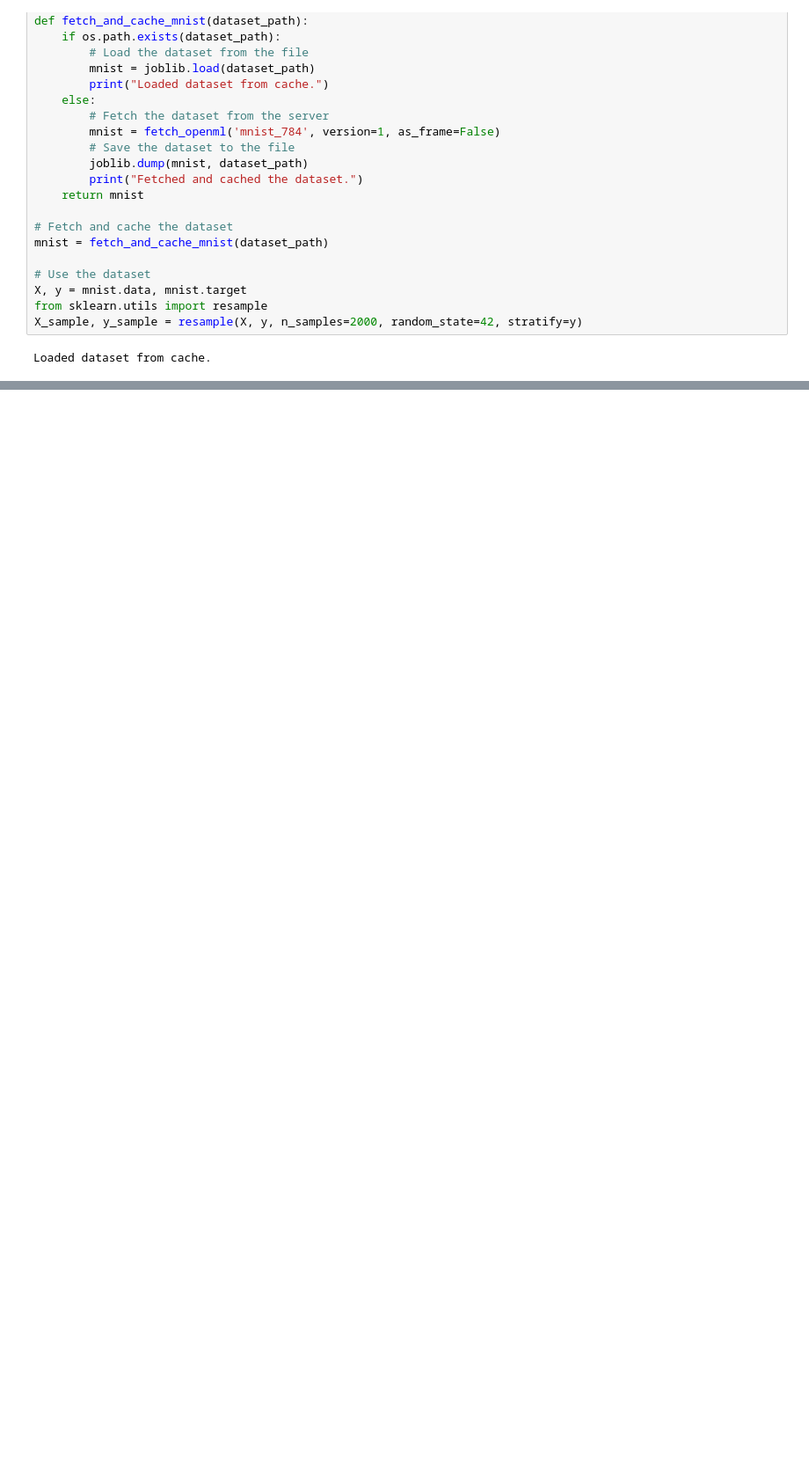
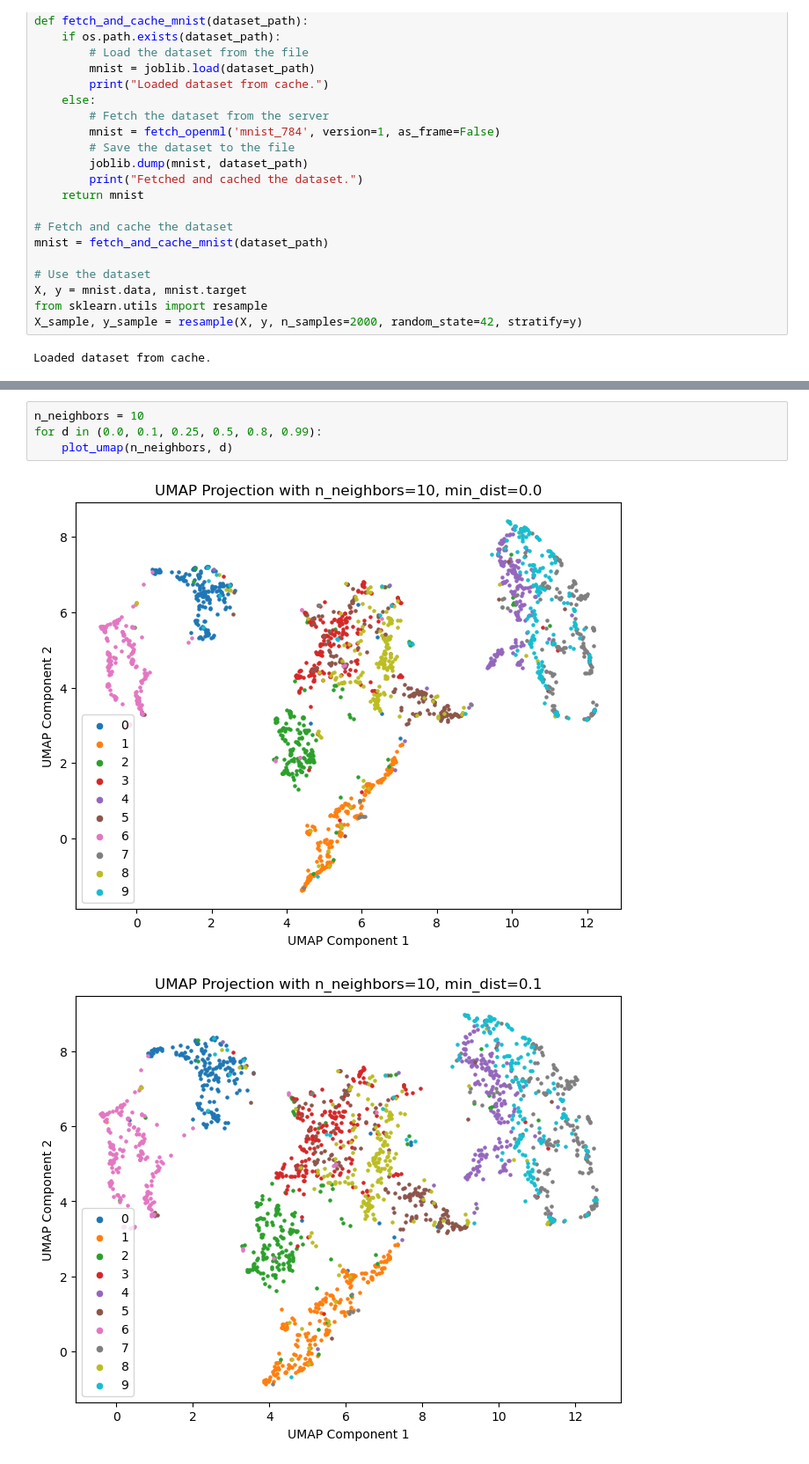
Before and after one commit to skalalab/dimension_reduction, a Jupyter notebook: umap.ipynb, the cells around one changed output, grey strips where cells are left out. Shown at 88% size. Saved outputs shown, nothing was run; the diff lists cells and outputs as text; blank space fills up the shorter version.

```diff
--- a/umap.ipynb
+++ b/umap.ipynb
@@ -55,0 +92,7 @@ X_umap.shape
+# %%
+n_neighbors = 10
+for d in (0.0, 0.1, 0.25, 0.5, 0.8, 0.99):
+    plot_umap(n_neighbors, d)
+# %% [output]
+[figure, added]
+[figure, added]
```
Also changed, not shown: parts of 6 cells of this notebook, 5 other files.
